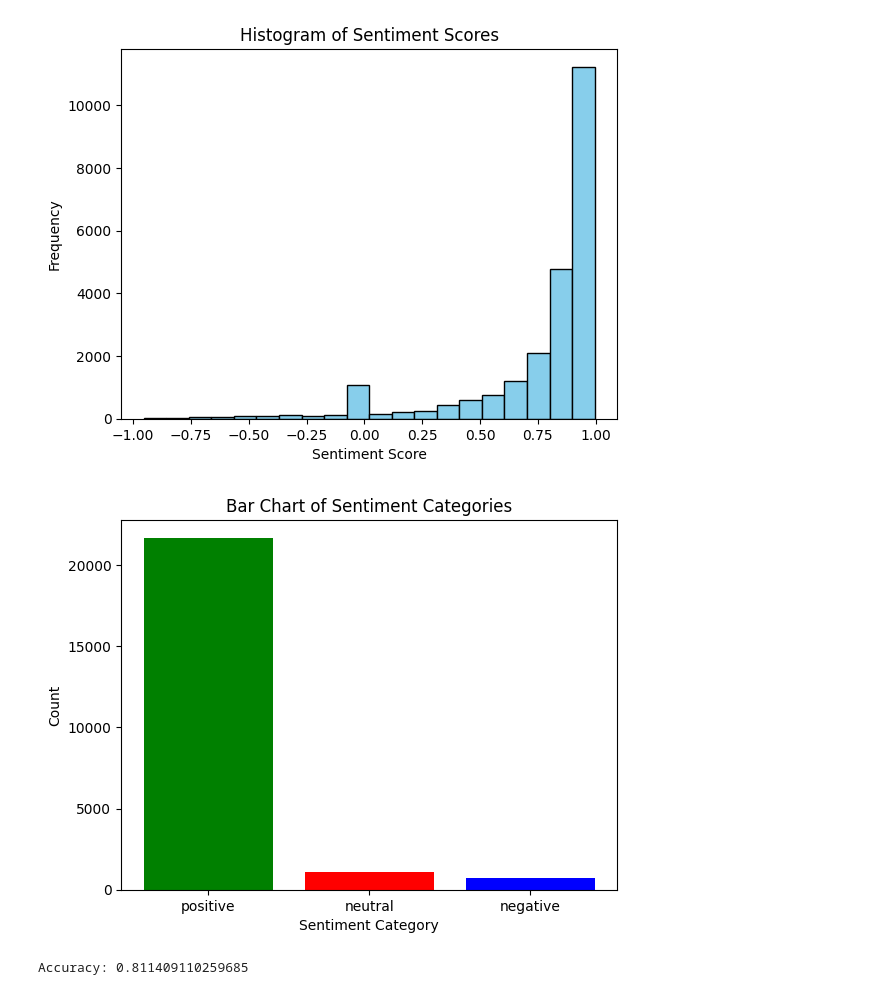
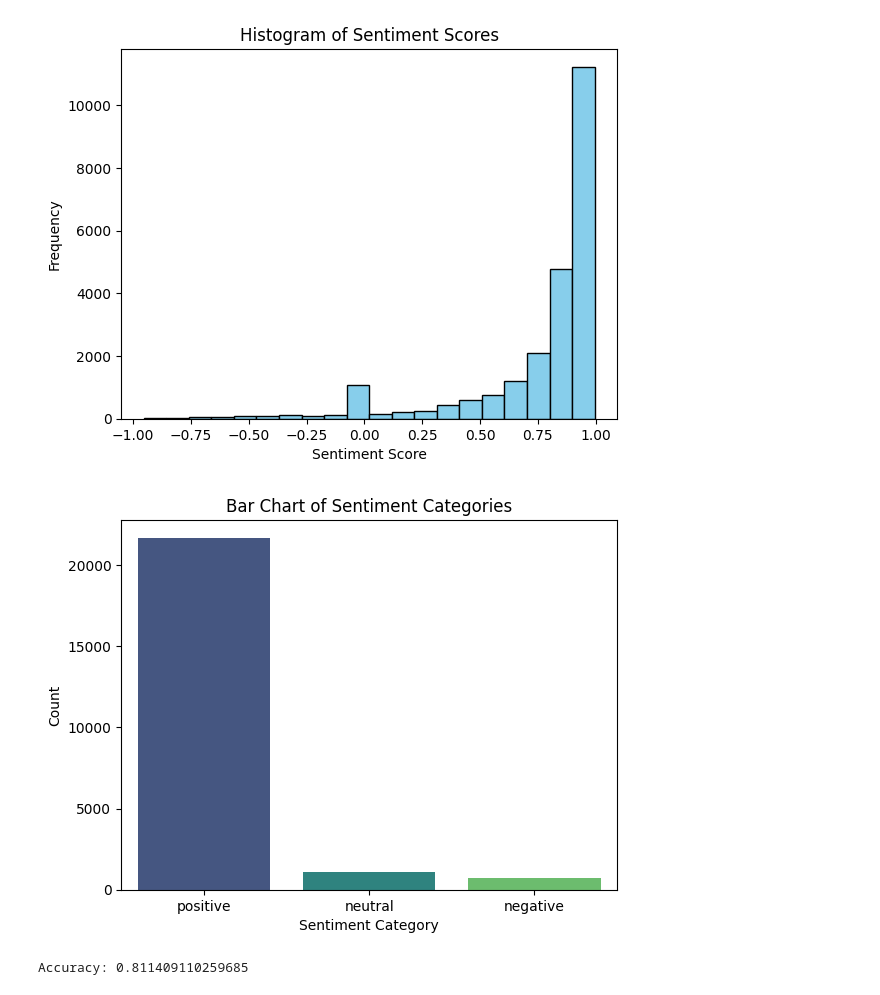
Before and after one commit to JainSneha6/CustomerReviewAnalysis, a Jupyter notebook: Reviews.ipynb, the cells around one changed output. Drawn from its saved outputs; the diff is of its cells as text; code cells hidden in the pictures.

```diff
--- a/Reviews.ipynb
+++ b/Reviews.ipynb
@@ -133,38 +160,39 @@ plt.show()
 # %%
 import pandas as pd
 import matplotlib.pyplot as plt
+import seaborn as sns
 
 # Load the dataset
 df = pd.read_csv('sentiment_analysis_results.csv')
 
 # Derive sentiment categories using for loop and if-elif conditions
 sentiment_categories = []
 for score in df['sentiment_score']:
     if score > 0.05:
         sentiment_categories.append('positive')
     elif score < -0.05:
         sentiment_categories.append('negative')
     else:
         sentiment_categories.append('neutral')
 
 # Convert sentiment_categories to a pandas Series
 sentiment_categories = pd.Series(sentiment_categories)
 
 # Count the occurrences of each sentiment category
 sentiment_counts = sentiment_categories.value_counts()
 
 # Plot the bar chart
-plt.bar(sentiment_counts.index, sentiment_counts.values, color=['green', 'red', 'blue'])
+sns.barplot(x=sentiment_counts.index, y=sentiment_counts.values, palette='viridis')
 
 # Add labels and title
 plt.xlabel('Sentiment Category')
 plt.ylabel('Count')
 plt.title('Bar Chart of Sentiment Categories')
 
 # Show the plot
 plt.show()
 # %% [output]
-[figure, old version]
+[figure, new version]
 # %%
 import pandas as pd
 from sklearn.model_selection import train_test_split
```
Also changed, not shown: parts of 7 cells of this notebook, 6 other files.
